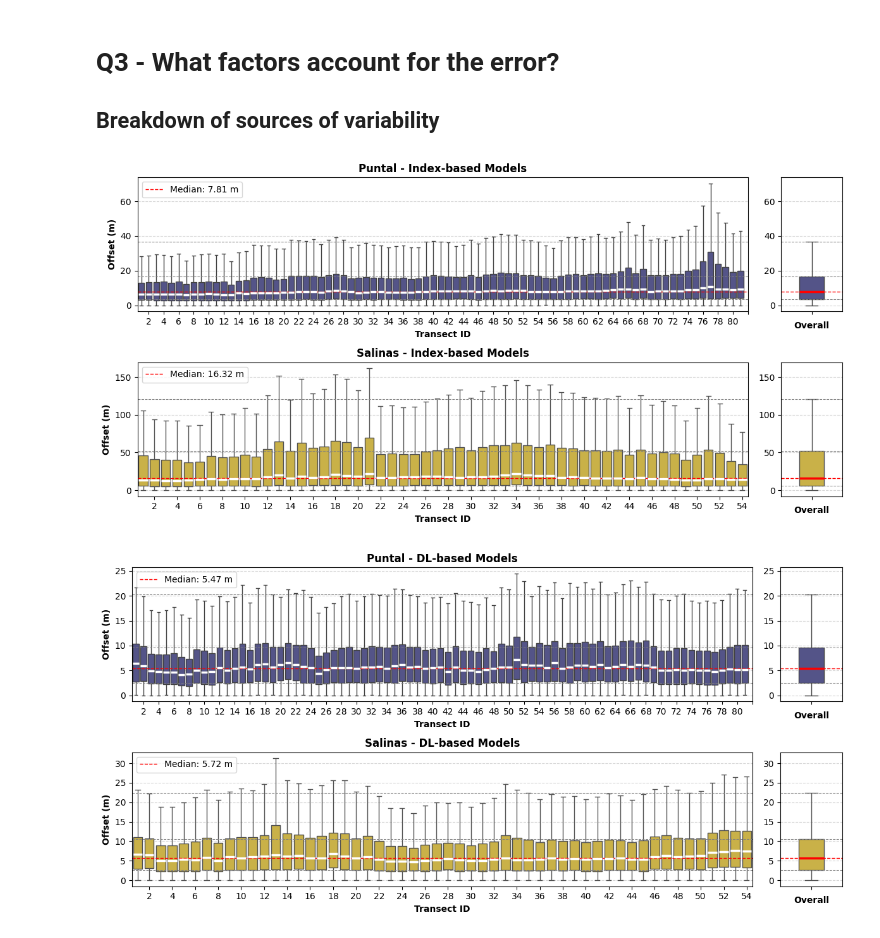
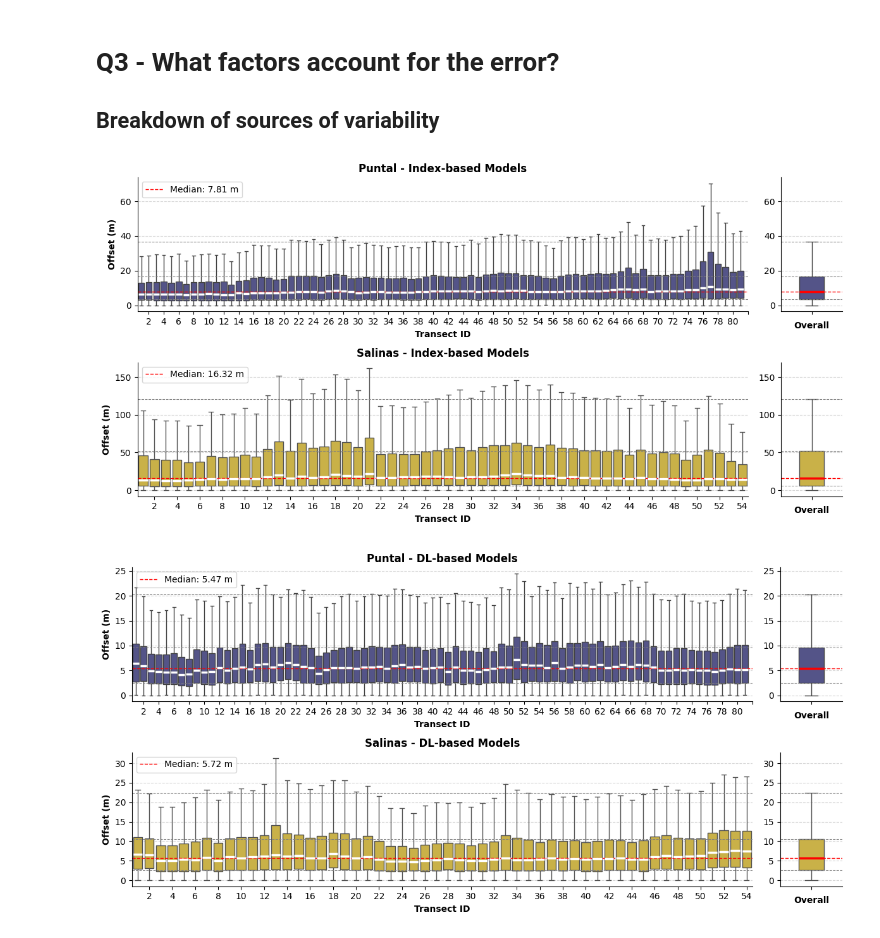
Before and after one commit to AlbertGallegoJimenez/sentinel2-coastline-benchmarking, a Jupyter notebook: notebooks/evaluate_offsets.ipynb, the cells around one changed output. Saved outputs shown, nothing was run; the diff lists cells and outputs as text; code cells hidden in the pictures.

```diff
--- a/notebooks/evaluate_offsets.ipynb
+++ b/notebooks/evaluate_offsets.ipynb
@@ -697,34 +703,35 @@ for hline in [median_salinas, q1_salinas, q3_salinas, max_salinas]:
                          lw=1 if hline == median_salinas else 0.75,
                          label=f'Median: {median_salinas:.2f} m' if hline == median_salinas else None)
 ax[1, 0].legend(loc='upper left')
 # Show only transect_id for every 2 transects to avoid overcrowding
 ax[1, 0].set_xticks(overall_df_index[overall_df_index['Study Area'] == 'Salinas']['transect_id'].unique()[::2])
 ax[1, 0].set_title("Salinas - Index-based Models", fontsize=12, fontweight='bold')
 ax[1, 0].set_xlabel("Transect ID", fontweight='bold')
 ax[1, 0].set_ylabel("Offset (m)", fontweight='bold')
 # Get the y-axis limits from the first boxplot to apply the same limits to the second one
 ylim = ax[1, 0].get_ylim()
 # Show the overall Salinas boxplot in the right panel
 sns.boxplot(
     data=overall_df_index[overall_df_index['Study Area'] == 'Salinas'],
     y='offset',
     color=palette[1],
     showfliers=False,
     width=0.4,
     medianprops=dict(color="red", linewidth=2.5),
     ax=ax[1, 1]
 )
 for hline in [median_salinas, q1_salinas, q3_salinas, max_salinas]:
     if ax[1, 1].get_ylim()[0] <= hline <= ax[1, 1].get_ylim()[1]:  # Solo dibuja si está dentro del rango visible
         ax[1, 1].axhline(hline, color='red' if hline == median_salinas else 'gray', linestyle='--',
                          lw=1 if hline == median_salinas else 0.75, label=None)
 ax[1, 1].set_xlabel("Overall", fontweight='bold')
 ax[1, 1].set_ylabel("")
 ax[1, 1].set_ylim(ylim)  # Apply the same y-axis limits to the overall boxplot
+sns.despine()
 plt.tight_layout()
 plt.show()
 # %% [output]
-[figure, old version]
+[figure, new version]
 # %%
 fig, ax = plt.subplots(2, 2, figsize=(12, 6), width_ratios=[10, 1])
 
@@ -820,7 +827,8 @@ for hline in [median_salinas, q1_salinas, q3_salinas, max_salinas]:
 ax[1, 1].set_xlabel("Overall", fontweight='bold')
 ax[1, 1].set_ylabel("")
 ax[1, 1].set_ylim(ylim)  # Apply the same y-axis limits to the overall boxplot
+sns.despine()
 plt.tight_layout()
 plt.show()
 # %% [output]
-[figure, old version]
+[figure, new version]
```
Also changed, not shown: parts of 7 cells of this notebook.
